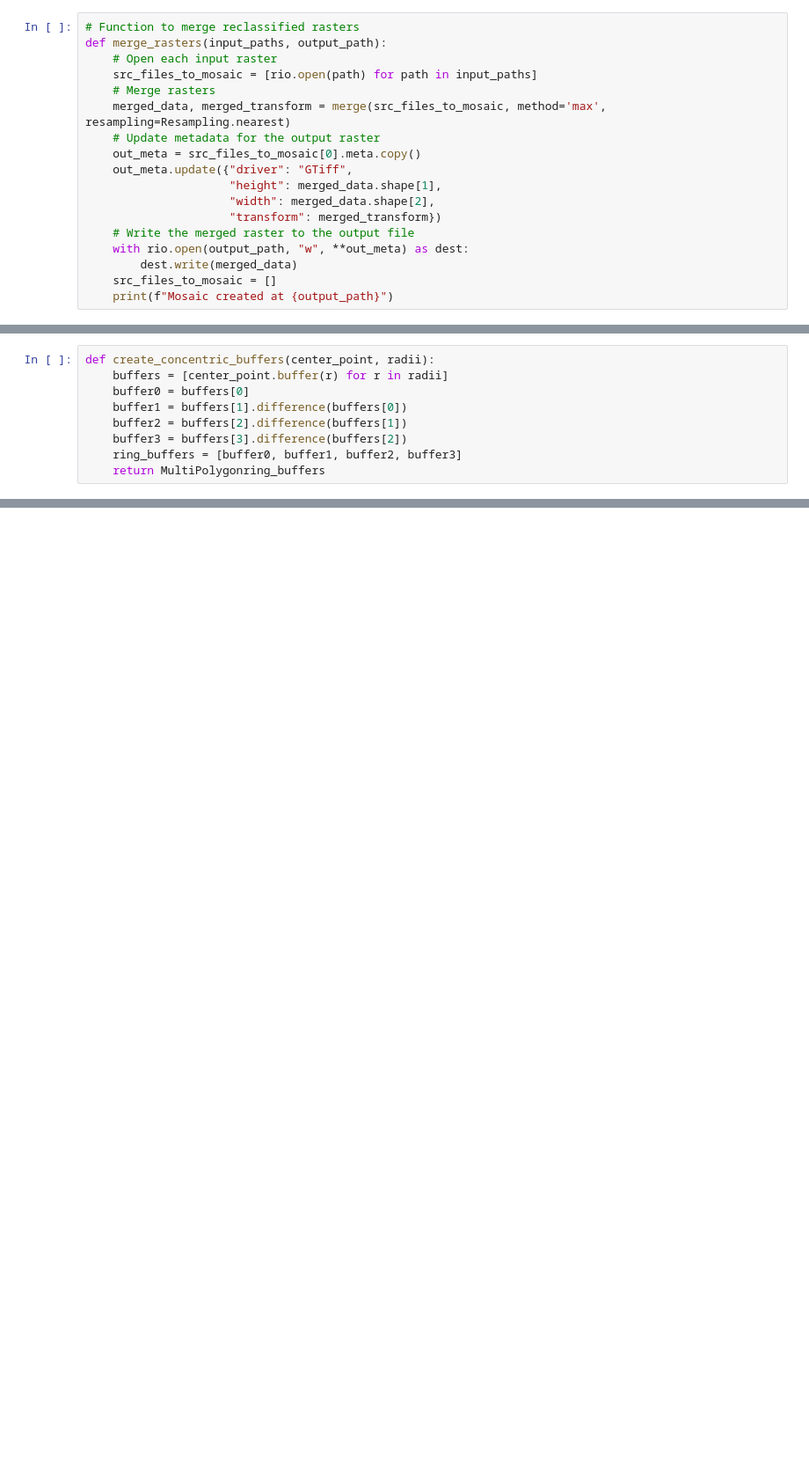
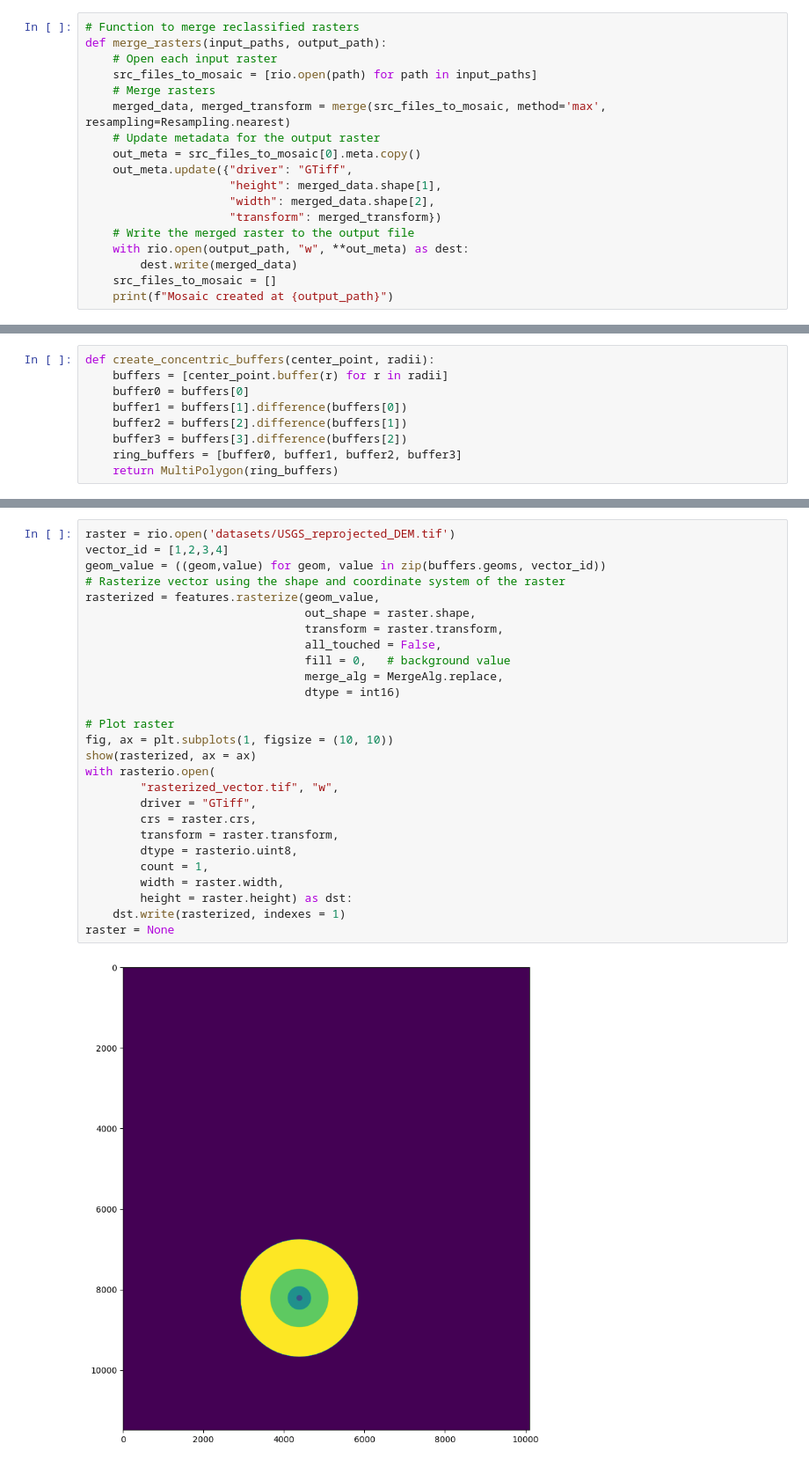
Before and after one commit to Sidrcs/viawind, a Jupyter notebook: VIA_test.ipynb, the cells around one changed output, grey strips where cells are left out. Shown at 88% size. Cells and saved outputs as stored; diff of their text form; blank space fills up the shorter version.

Commit message:
MultiRingBuffer Raster Update

```diff
--- a/VIA_test.ipynb
+++ b/VIA_test.ipynb
@@ -879,9 +808,0 @@ from shapely.ops import cascaded_union
-# %%
-def create_concentric_buffers(center_point, radii):
-    buffers = [center_point.buffer(r) for r in radii]
-    buffer0 = buffers[0]
-    buffer1 = buffers[1].difference(buffers[0])
-    buffer2 = buffers[2].difference(buffers[1])
-    buffer3 = buffers[3].difference(buffers[2])
-    ring_buffers = [buffer0, buffer1, buffer2, buffer3]
-    return MultiPolygonring_buffers
@@ -906,0 +892,9 @@ buffers[2].difference(buffers[1])
+# %%
+def create_concentric_buffers(center_point, radii):
+    buffers = [center_point.buffer(r) for r in radii]
+    buffer0 = buffers[0]
+    buffer1 = buffers[1].difference(buffers[0])
+    buffer2 = buffers[2].difference(buffers[1])
+    buffer3 = buffers[3].difference(buffers[2])
+    ring_buffers = [buffer0, buffer1, buffer2, buffer3]
+    return MultiPolygon(ring_buffers)
@@ -906,0 +927,29 @@ buffers[2].difference(buffers[1])
+# %%
+raster = rio.open('datasets/USGS_reprojected_DEM.tif')
+vector_id = [1,2,3,4]
+geom_value = ((geom,value) for geom, value in zip(buffers.geoms, vector_id))
+# Rasterize vector using the shape and coordinate system of the raster
+rasterized = features.rasterize(geom_value,
+                                out_shape = raster.shape,
+                                transform = raster.transform,
+                                all_touched = False,
+                                fill = 0,   # background value
+                                merge_alg = MergeAlg.replace,
+                                dtype = int16)
+
+# Plot raster
+fig, ax = plt.subplots(1, figsize = (10, 10))
+show(rasterized, ax = ax)
+with rasterio.open(
+        "rasterized_vector.tif", "w",
+        driver = "GTiff",
+        crs = raster.crs,
+        transform = raster.transform,
+        dtype = rasterio.uint8,
+        count = 1,
+        width = raster.width,
+        height = raster.height) as dst:
+    dst.write(rasterized, indexes = 1)
+raster = None
+# %% [output]
+[figure, added]
```
Also changed, not shown: parts of 55 cells of this notebook, 1 other file.
